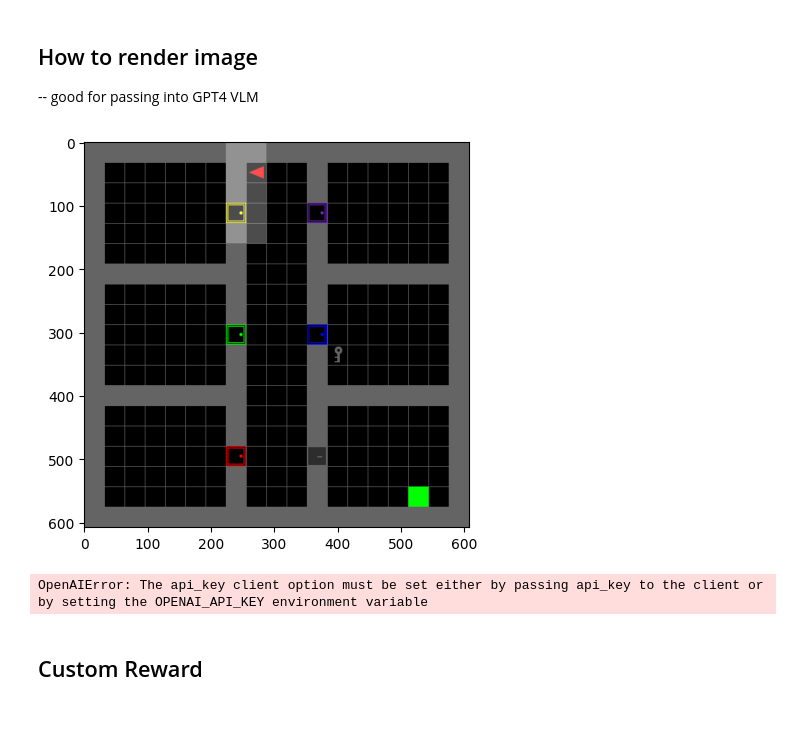
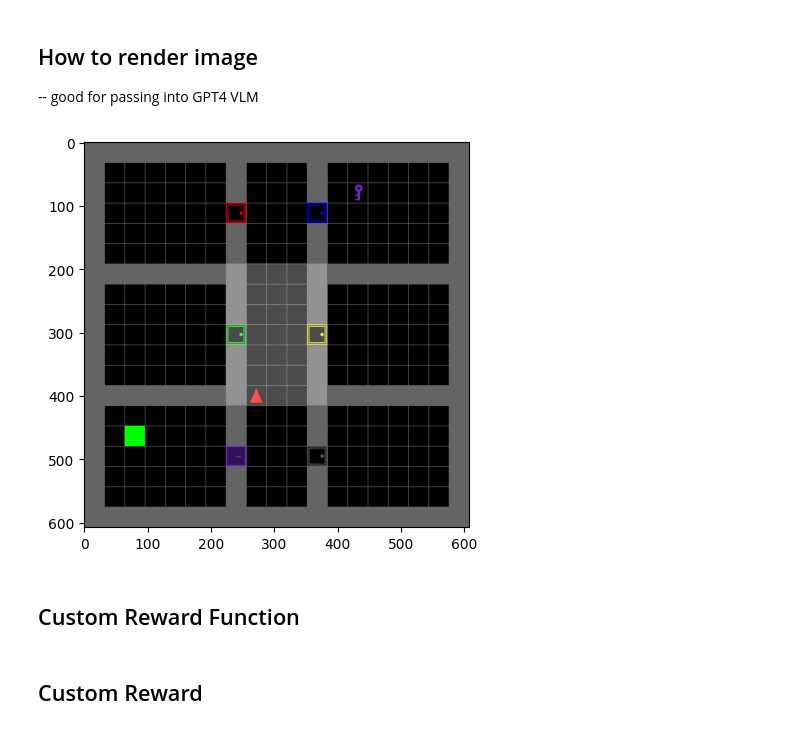
Before and after one commit to luciengaitskell/language-reward-design, a Jupyter notebook: kai/minigrid.ipynb, the cells around one changed output. Cells and saved outputs as stored; diff of their text form; code cells hidden in the pictures.

Commit message:
got llm reward trained on minigrid

```diff
--- a/kai/minigrid.ipynb
+++ b/kai/minigrid.ipynb
@@ -169,8 +165,3 @@ Up: 3
 Left: 2
 Down: 1
 Right: 0
-# %%
-
-obs, info, done, truncated, reward = env.step(Actions.LEFT)
-print(obs['direction'])
-plt.imshow(env.render())
@@ -202,10 +193,11 @@ NameError: name 'MinigridFeaturesExtractor' is not defined
 # %%
 from utils import record_videos, show_videos
 
-model = PPO.load("minigrid_models/minigrid-ppo/3-just-image-observation")
+model = PPO.load("minigrid_models/minigrid_custom/1")
 
 env = gymnasium.make("MiniGrid-LockedRoom-v0", render_mode="rgb_array")
-env = ImgObsWrapper(env)
+env = DictObservationSpaceWrapper(env)
+env = MissionEncodingWrapper(env)
 env = gymnasium.wrappers.RecordVideo(env, 'video', episode_trigger=lambda e: e % 2 == 0)
 
 obs, info = env.reset()
@@ -234,9 +226,10 @@ Moviepy - video ready /Users/kmcclenn/Documents/Class notes/6.8200/final_project
 
 -- good for passing into GPT4 VLM
 # %%
+env.reset()
 render = env.render()
 fig, ax = plt.subplots(ncols=1, figsize=(12, 5))
 ax.imshow(render) # , cmap=plt.get_cmap('gray')
 plt.show()
 # %% [output]
-[figure, old version]
+[figure, new version]
@@ -274,4 +236,2 @@ def openai_repr(system_instructions, prompt):
-# %%
-openai_repr("you are a robot", "what is the meaning of life")
-# %% [output]
-OpenAIError: The api_key client option must be set either by passing api_key to the client or by setting the OPENAI_API_KEY environment variable
+# %% [markdown]
+## Custom Reward Function
```
Also changed, not shown: parts of 19 cells of this notebook, 7 other files.
